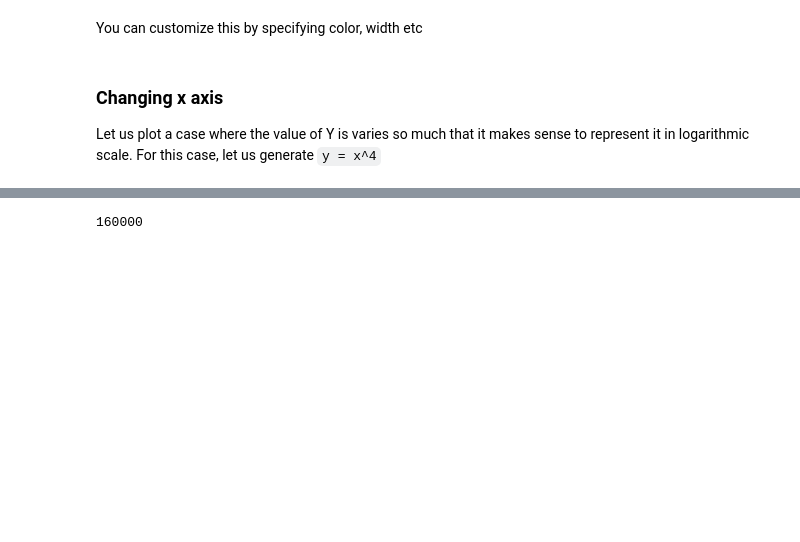
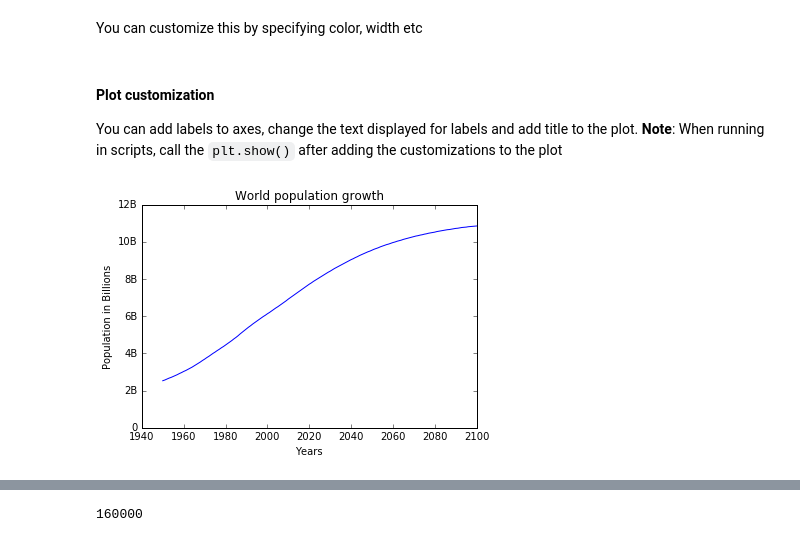
Before and after one commit to AtmaMani/pyChakras, a Jupyter notebook: data_viz/matplotlib_tutorial.ipynb, the cells around one changed output, grey strips where cells are left out. Saved outputs shown, nothing was run; the diff lists cells and outputs as text; code cells hidden in the pictures; blank space fills up the shorter version.

```diff
--- a/data_viz/matplotlib_tutorial.ipynb
+++ b/data_viz/matplotlib_tutorial.ipynb
@@ -33,6 +37,18 @@ plt.plot(years, pop)
 [figure]
 # %% [markdown]
 You can customize this by specifying color, width etc
-# %% [markdown]
-### Changing x axis
-Let us plot a case where the value of Y is varies so much that it makes sense to represent it in logarithmic scale. For this case, let us generate `y = x^4`
+# %% [markdown]
+#### Plot customization
+You can add labels to axes, change the text displayed for labels and add title to the plot.
+**Note**: When running in scripts, call the `plt.show()` after adding the customizations to the plot
+# %%
+my_plot = plt.plot(years, pop) #storing in variable my_plot just to avoid prints to terminal
+plt.xlabel('Years')
+plt.ylabel('Population in Billions')
+plt.title('World population growth')
+
+#specify the ticks in first arg and labels for ticks in optional second arg
+ticks = plt.yticks([0,2,4,6,8,10,12],
+           ['0','2B','4B','6B','8B','10B','12B'])
+# %% [output]
+[figure, added]
```
Also changed, not shown: parts of 19 cells of this notebook, 1 other file.
